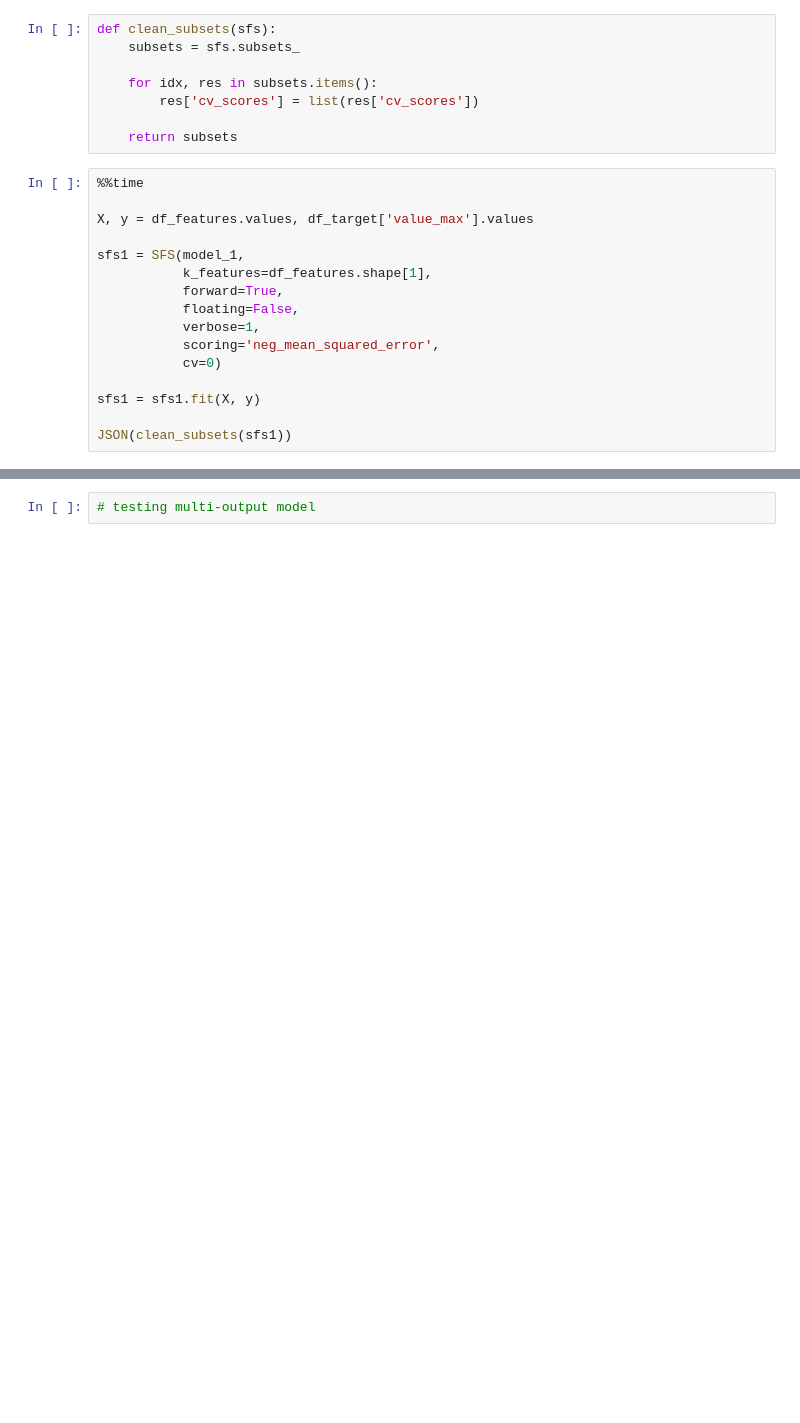
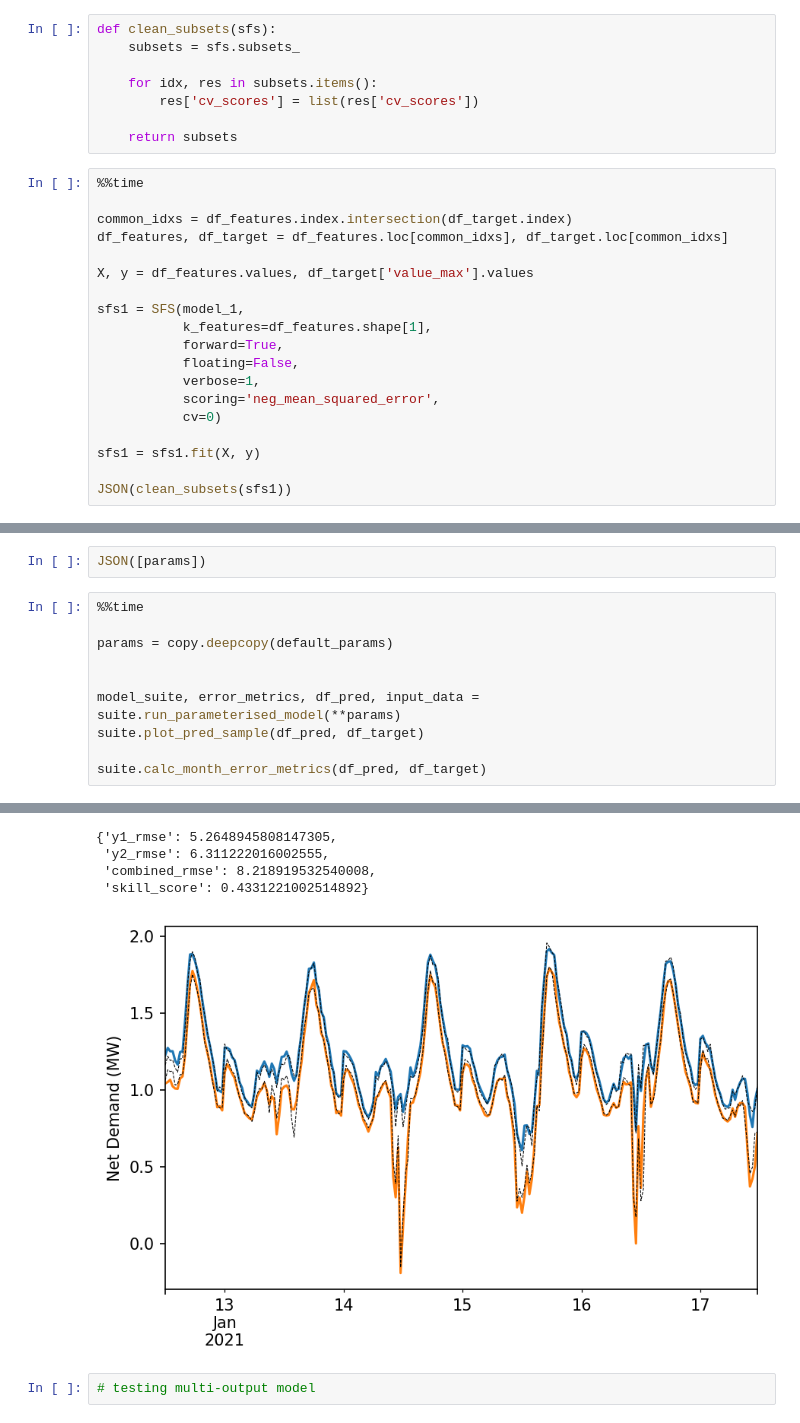
Before and after one commit to AyrtonB/WPD-Hackathon, a Jupyter notebook: nbs/07-experiments.ipynb, the cells around one changed output, grey strips where cells are left out. Drawn from its saved outputs; the diff is of its cells as text; blank space fills up the shorter version.

```diff
--- a/nbs/07-experiments.ipynb
+++ b/nbs/07-experiments.ipynb
@@ -325,6 +291,9 @@ def clean_subsets(sfs):
     return subsets
 # %%
 %%time
+
+common_idxs = df_features.index.intersection(df_target.index)
+df_features, df_target = df_features.loc[common_idxs], df_target.loc[common_idxs]
 
 X, y = df_features.values, df_target['value_max'].values
 
@@ -445,0 +408,13 @@ dtype: float64
+# %%
+JSON([params])
+# %%
+%%time
+
+params = copy.deepcopy(default_params)
+
+
+model_suite, error_metrics, df_pred, input_data = suite.run_parameterised_model(**params)
+suite.plot_pred_sample(df_pred, df_target)
+
+suite.calc_month_error_metrics(df_pred, df_target)
+# %% [output]
@@ -446,3 +422,8 @@ dtype: float64
+{'y1_rmse': 5.2648945808147305,
+ 'y2_rmse': 6.311222016002555,
+ 'combined_rmse': 8.218919532540008,
+ 'skill_score': 0.4331221002514892}
+[figure, added]
 # %%
 # testing multi-output model
 # %%
```
Also changed, not shown: parts of 21 cells of this notebook, 19 other files.
